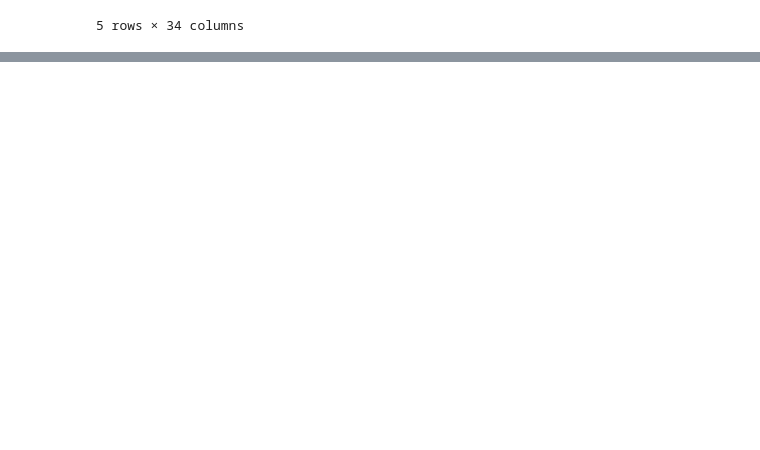
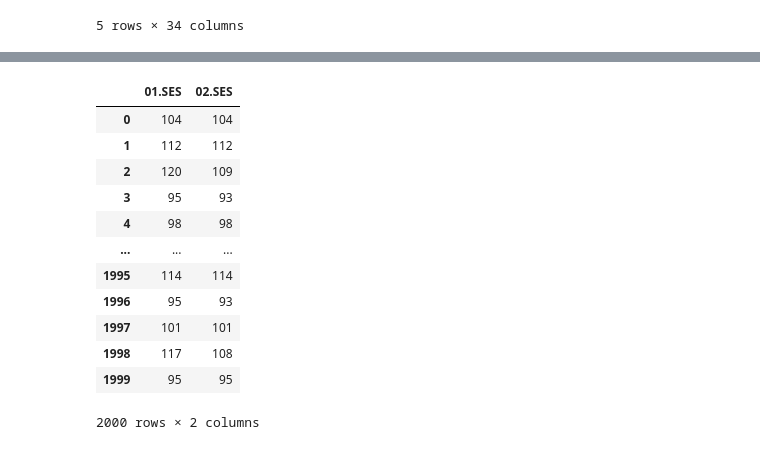
Before and after one commit to anshumbanga/Projects, a Jupyter notebook: LA4_SCHOOL/Data Cleaning.ipynb, the cells around one changed output, grey strips where cells are left out. Drawn from its saved outputs; the diff is of its cells as text; code cells hidden in the pictures; blank space fills up the shorter version.

```diff
--- a/LA4_SCHOOL/Data Cleaning.ipynb
+++ b/LA4_SCHOOL/Data Cleaning.ipynb
@@ -17,2 +32,3 @@ df.head()
 # %%
-# potential problems found out via data accessing file
+pd.set_option('display.max_columns',None)
+df.head()
@@ -18,0 +105,4 @@ df.head()
+# %%
+df.Gender = df.Gender.str.replace('Male','1')
+df.Gender = df.Gender.str.replace('Female','0')
+df.Gender = df.Gender.astype(int)
@@ -18,0 +119,16 @@ df.head()
+# %%
+df.loc[:,['01.SES', '02.SES']]
+# %% [output]
+|  | 01.SES | 02.SES |
+| 0 | 104 | 104 |
+| 1 | 112 | 112 |
+| 2 | 120 | 109 |
+| 3 | 95 | 93 |
+| 4 | 98 | 98 |
+| ... | ... | ... |
+| 1995 | 114 | 114 |
+| 1996 | 95 | 93 |
+| 1997 | 101 | 101 |
+| 1998 | 117 | 108 |
+| 1999 | 95 | 95 |
+2000 rows × 2 columns
```
Also changed, not shown: parts of 16 cells of this notebook.
